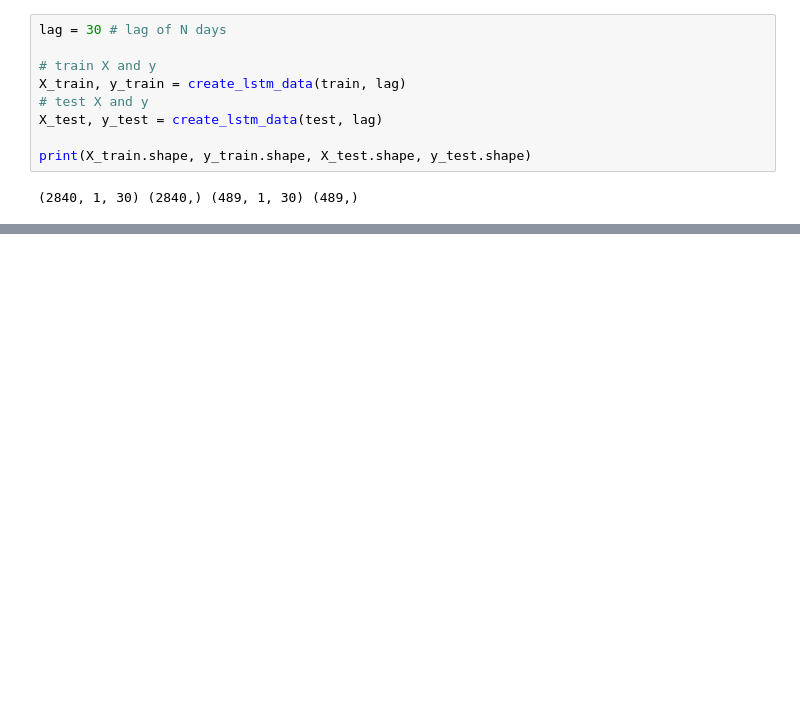
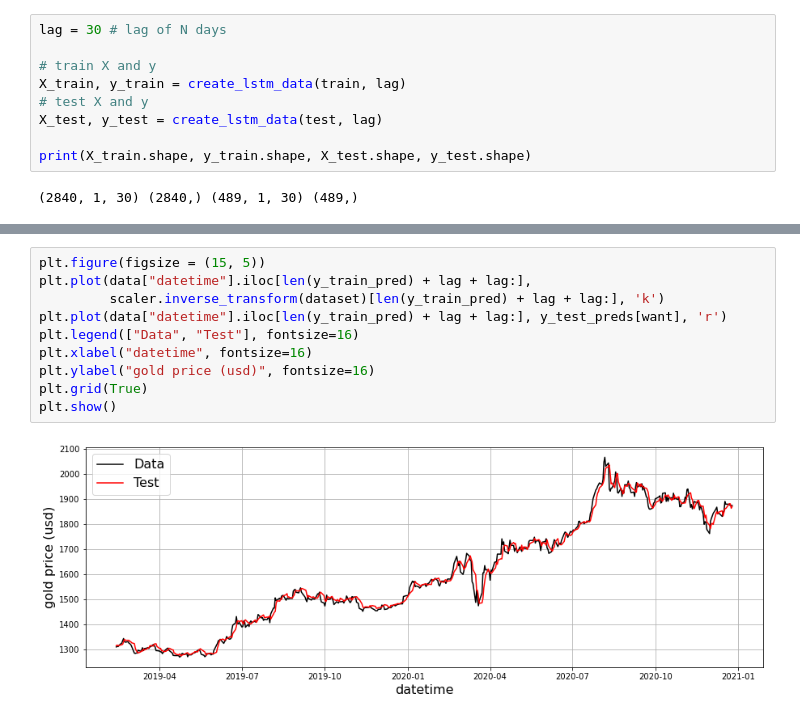
Before and after one commit to natsunoyuki/Data_Science, a Jupyter notebook: gold/gold_price.ipynb, the cells around one changed output, grey strips where cells are left out. Cells and saved outputs as stored; diff of their text form; blank space fills up the shorter version.

```diff
--- a/gold/gold_price.ipynb
+++ b/gold/gold_price.ipynb
@@ -376,0 +506,12 @@ plt.show()
+# %%
+plt.figure(figsize = (15, 5))
+plt.plot(data["datetime"].iloc[len(y_train_pred) + lag + lag:],
+         scaler.inverse_transform(dataset)[len(y_train_pred) + lag + lag:], 'k')
+plt.plot(data["datetime"].iloc[len(y_train_pred) + lag + lag:], y_test_preds[want], 'r')
+plt.legend(["Data", "Test"], fontsize=16)
+plt.xlabel("datetime", fontsize=16)
+plt.ylabel("gold price (usd)", fontsize=16)
+plt.grid(True)
+plt.show()
+# %% [output]
+[figure, added]
```
Also changed, not shown: parts of 16 cells of this notebook.
